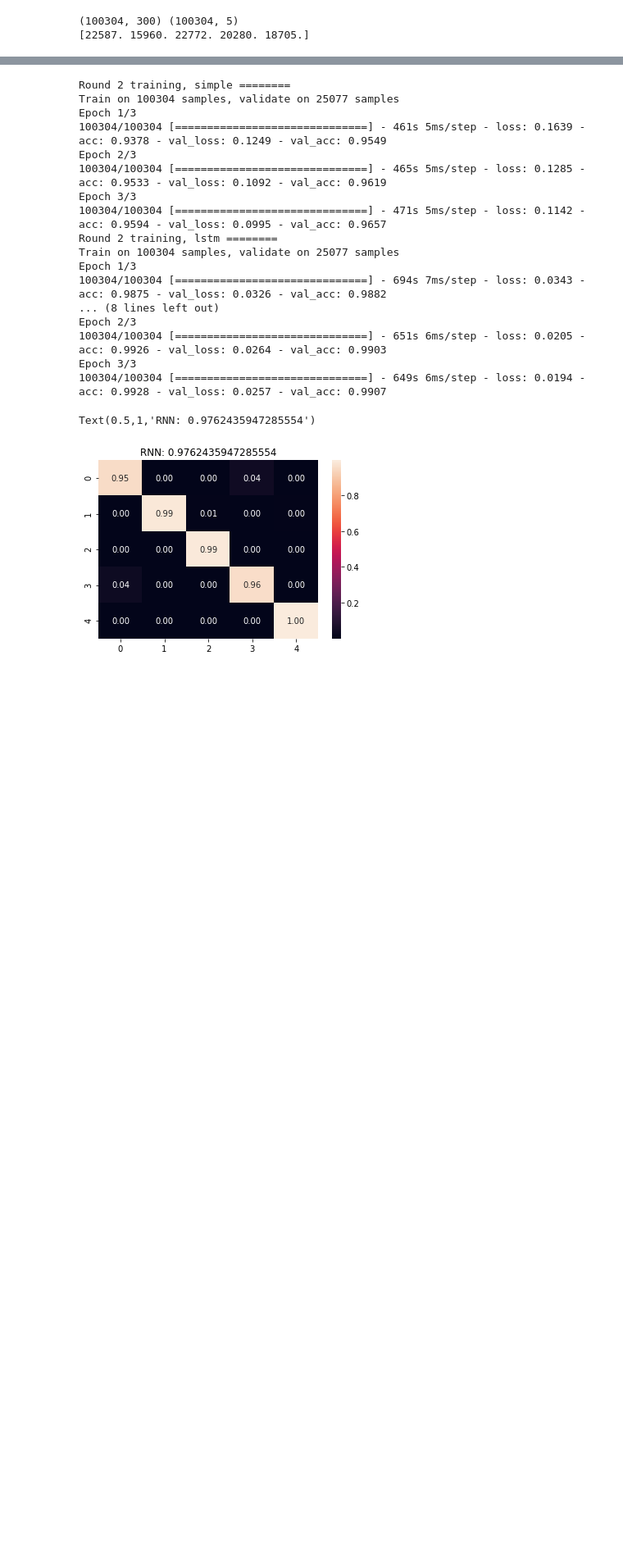
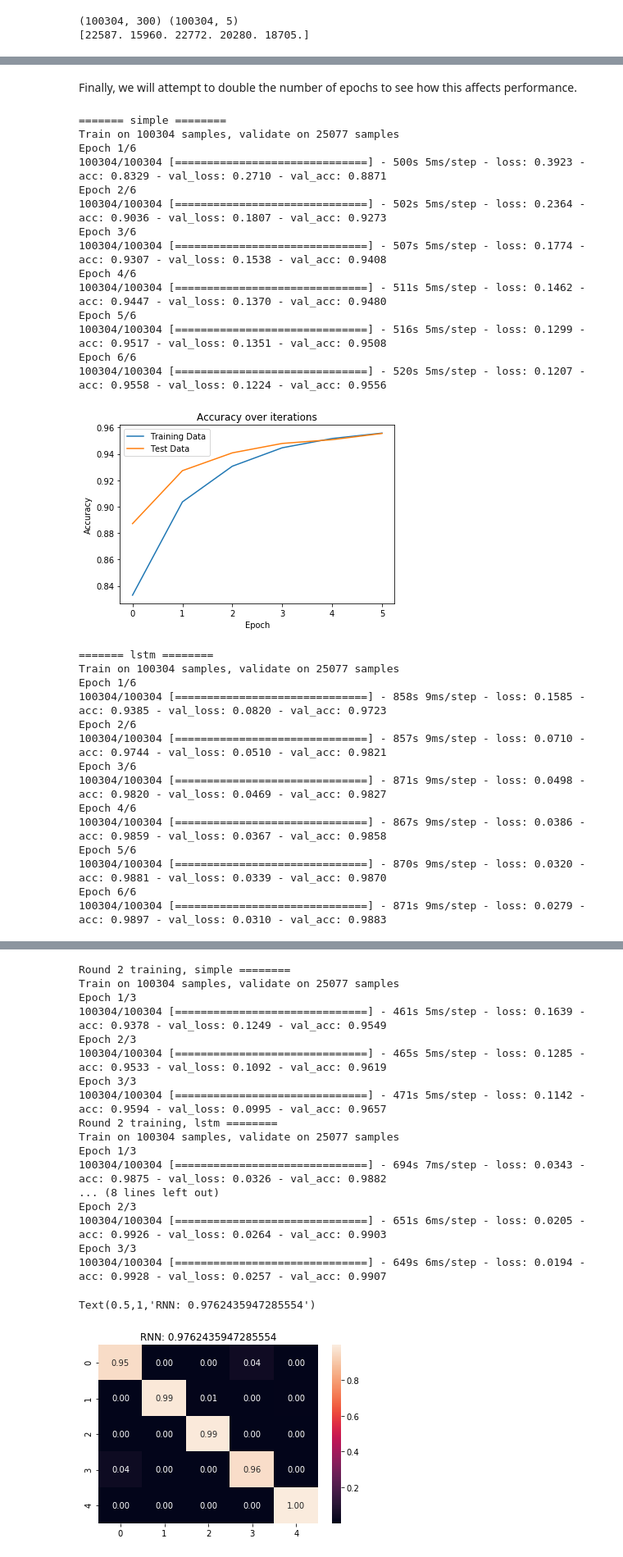
Before and after one commit to michaelcwatts123/JLab, a Jupyter notebook: Lab7/Lab7.ipynb, the cells around one changed output, grey strips where cells are left out. Shown: that part at 82% size. Saved outputs shown, nothing was run; the diff lists cells and outputs as text; code cells hidden in the pictures; blank space fills up the shorter version.

```diff
--- a/Lab7/Lab7.ipynb
+++ b/Lab7/Lab7.ipynb
@@ -179,0 +341,64 @@ Epoch 3/3
+# %%
+for count, rnn in enumerate(rnns):
+    name = 'large_data/' + str((count + 3 + 3)) + '.h5'
+    rnn.save(name)
+# %% [markdown]
+Finally, we will attempt to double the number of epochs to see how this affects performance.
+# %%
+EMBED_SIZE = 50
+rnns = []
+input_holder = Input(shape=(X_train.shape[1], ))
+shared_embed = Embedding(top_words + 1, # input dimension (max int of OHE)
+                EMBED_SIZE, # output dimension size
+                input_length=MAX_ART_LEN)(input_holder) # number of words in each sequence
+
+for func in [SimpleRNN, LSTM, GRU]:
+
+    x = func(50, dropout=0.2, recurrent_dropout=0.2)(shared_embed)
+    x = Dense(NUM_CLASSES, activation='sigmoid')(x)
+    rnn=Model(inputs=input_holder,outputs=x)
+    rnn.compile(loss='binary_crossentropy',
+                  optimizer='rmsprop',
+                  metrics=['accuracy'])
+    rnns.append(rnn)
+# %%
+for rnn, name in zip(rnns,['simple','lstm','gru']):
+    print('=======',name,'========')
+    info = rnn.fit(X_train, y_train_ohe, epochs=6, batch_size=64, validation_data=(X_test, y_test_ohe))
+    plt.plot(info.history['acc'])
+    plt.plot(info.history['val_acc'])
+    plt.title('Accuracy over iterations')
+    plt.ylabel('Accuracy')
+    plt.xlabel('Epoch')
+    plt.legend(['Training Data', 'Test Data'])
+    plt.show()
+# %% [output]
+======= simple ========
+Train on 100304 samples, validate on 25077 samples
+Epoch 1/6
+100304/100304 [==============================] - 500s 5ms/step - loss: 0.3923 - acc: 0.8329 - val_loss: 0.2710 - val_acc: 0.8871
+Epoch 2/6
+100304/100304 [==============================] - 502s 5ms/step - loss: 0.2364 - acc: 0.9036 - val_loss: 0.1807 - val_acc: 0.9273
+Epoch 3/6
+100304/100304 [==============================] - 507s 5ms/step - loss: 0.1774 - acc: 0.9307 - val_loss: 0.1538 - val_acc: 0.9408
+Epoch 4/6
+100304/100304 [==============================] - 511s 5ms/step - loss: 0.1462 - acc: 0.9447 - val_loss: 0.1370 - val_acc: 0.9480
+Epoch 5/6
+100304/100304 [==============================] - 516s 5ms/step - loss: 0.1299 - acc: 0.9517 - val_loss: 0.1351 - val_acc: 0.9508
+Epoch 6/6
+100304/100304 [==============================] - 520s 5ms/step - loss: 0.1207 - acc: 0.9558 - val_loss: 0.1224 - val_acc: 0.9556
+[figure, added]
+======= lstm ========
+Train on 100304 samples, validate on 25077 samples
+Epoch 1/6
+100304/100304 [==============================] - 858s 9ms/step - loss: 0.1585 - acc: 0.9385 - val_loss: 0.0820 - val_acc: 0.9723
+Epoch 2/6
+100304/100304 [==============================] - 857s 9ms/step - loss: 0.0710 - acc: 0.9744 - val_loss: 0.0510 - val_acc: 0.9821
+Epoch 3/6
+100304/100304 [==============================] - 871s 9ms/step - loss: 0.0498 - acc: 0.9820 - val_loss: 0.0469 - val_acc: 0.9827
+Epoch 4/6
+100304/100304 [==============================] - 867s 9ms/step - loss: 0.0386 - acc: 0.9859 - val_loss: 0.0367 - val_acc: 0.9858
+Epoch 5/6
+100304/100304 [==============================] - 870s 9ms/step - loss: 0.0320 - acc: 0.9881 - val_loss: 0.0339 - val_acc: 0.9870
+Epoch 6/6
+100304/100304 [==============================] - 871s 9ms/step - loss: 0.0279 - acc: 0.9897 - val_loss: 0.0310 - val_acc: 0.9883
```
Also changed, not shown: parts of 32 cells of this notebook.
